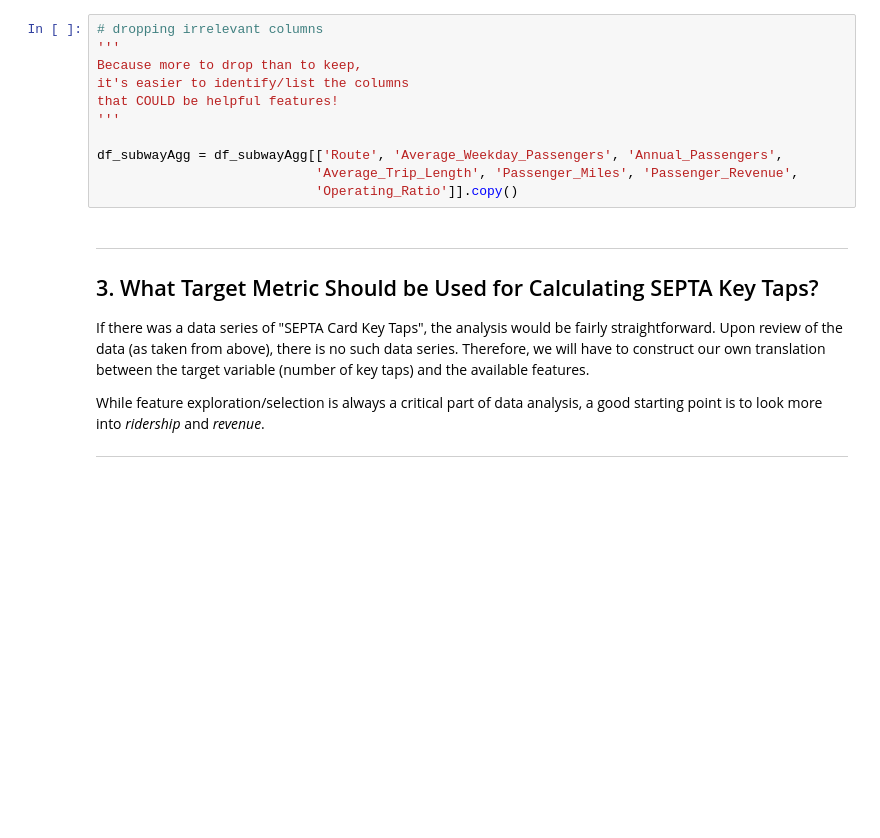
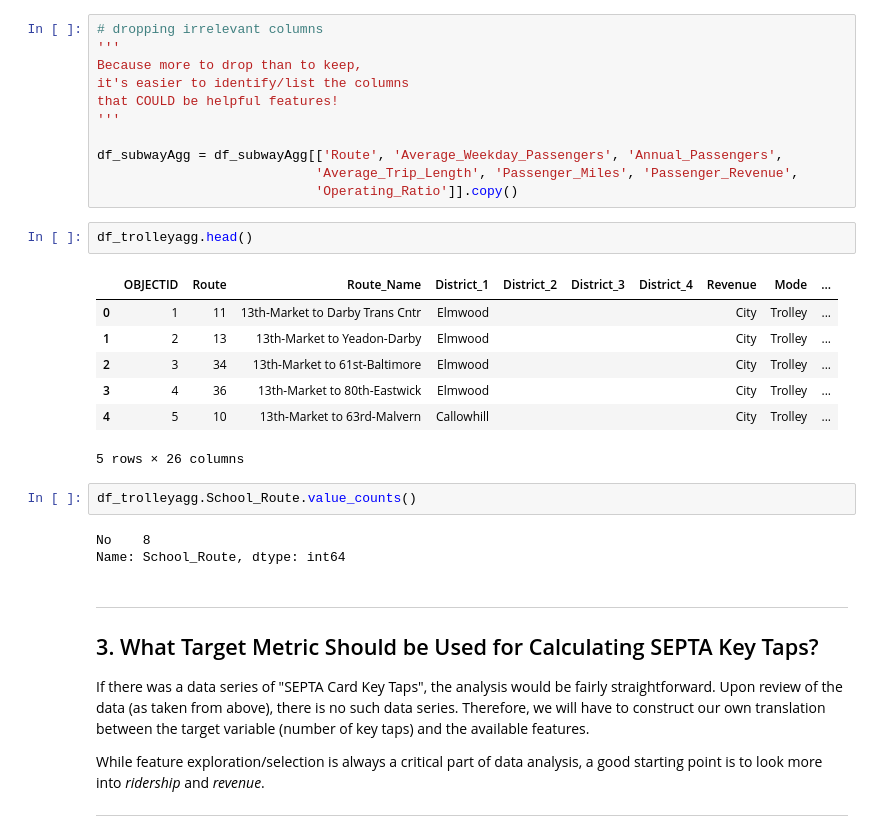
Before and after one commit to jafonte01/SEPTA-Competition-Project, a Jupyter notebook: iSepta Philly Project.ipynb, the cells around one changed output. Saved outputs shown, nothing was run; the diff lists cells and outputs as text; blank space fills up the shorter version.

```diff
--- a/iSepta Philly Project.ipynb
+++ b/iSepta Philly Project.ipynb
@@ -149,6 +149,21 @@ that COULD be helpful features!
 df_subwayAgg = df_subwayAgg[['Route', 'Average_Weekday_Passengers', 'Annual_Passengers',
                             'Average_Trip_Length', 'Passenger_Miles', 'Passenger_Revenue',
                             'Operating_Ratio']].copy()
+# %%
+df_trolleyagg.head()
+# %% [output]
+|  | OBJECTID | Route | Route_Name | District_1 | District_2 | District_3 | District_4 | Revenue | Mode | ... |
+| 0 | 1 | 11 | 13th-Market to Darby Trans Cntr | Elmwood |  |  |  | City | Trolley | ... |
+| 1 | 2 | 13 | 13th-Market to Yeadon-Darby | Elmwood |  |  |  | City | Trolley | ... |
+| 2 | 3 | 34 | 13th-Market to 61st-Baltimore | Elmwood |  |  |  | City | Trolley | ... |
+| 3 | 4 | 36 | 13th-Market to 80th-Eastwick | Elmwood |  |  |  | City | Trolley | ... |
+| 4 | 5 | 10 | 13th-Market to 63rd-Malvern | Callowhill |  |  |  | City | Trolley | ... |
+5 rows × 26 columns
+# %%
+df_trolleyagg.School_Route.value_counts()
+# %% [output]
+No    8
+Name: School_Route, dtype: int64
 # %% [markdown]
 ***
 ## 3. What Target Metric Should be Used for Calculating SEPTA Key Taps?
```
Also changed, not shown: parts of 4 cells of this notebook.
